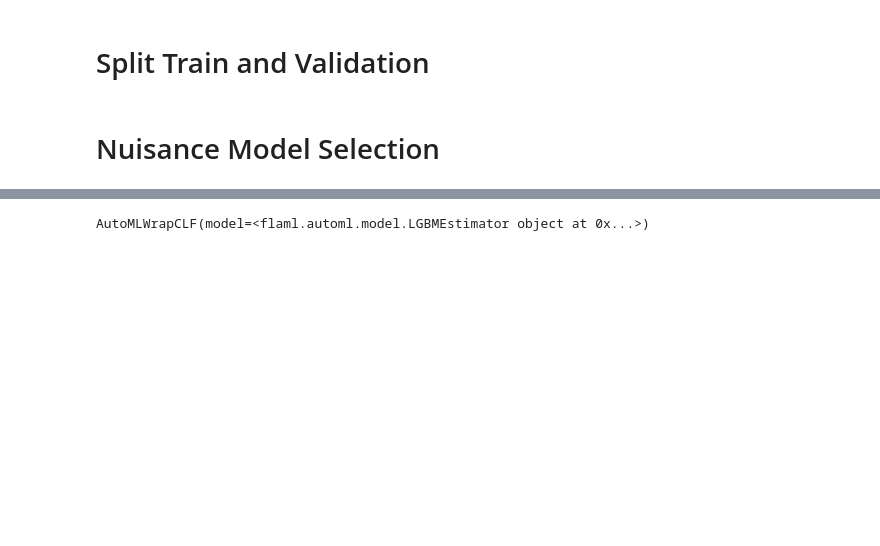
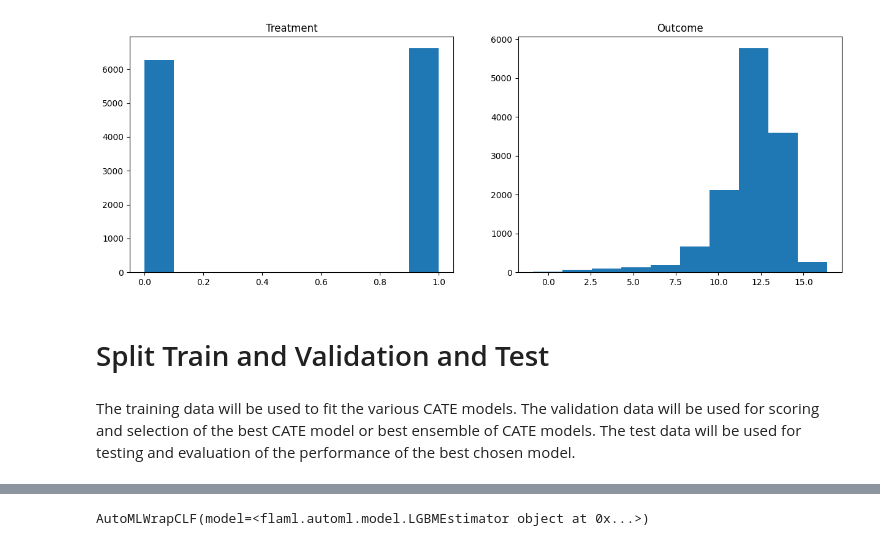
Before and after one commit to stanford-msande228/winter23, a Jupyter notebook: CATE-estimation.ipynb, the cells around one changed output, grey strips where cells are left out. Saved outputs shown, nothing was run; the diff lists cells and outputs as text; code cells hidden in the pictures; blank space fills up the shorter version.

```diff
--- a/CATE-estimation.ipynb
+++ b/CATE-estimation.ipynb
@@ -51,0 +56,6 @@ def moment_fn(x, test_fn):
+# %%
+from datasets import fetch_data_generator
+
+get_data, abtest, true_cef, true_cate = fetch_data_generator(data=data, semi_synth=semi_synth, simple_synth=simple_synth,
+                                                             scale=scale, true_f=simple_true_cef, max_depth=max_depth)
+X, D, y = get_data()
@@ -140,30 +70,0 @@ print(column_names)
-# %%
-# for semi-synthetic data generation; only for 401k dataset
-if semi_synth:
-    if simple_synth:
-        def true_f(X):
-            y = (-.7 - .4 * scipy.special.expit(3 * (1 - 2*(X[:, 2] - 30000)))) * X[:, 0]
-            y += scipy.special.expit(3 * (1 - 2 * (X[:, 2] > 30000)))
-            return y
-
-        def gen_epsilon(n):
-            scale = np.std(true_f(X))
-            return np.random.normal(0, .8 * scale, size=n)
-    else:
-        from sklearn.ensemble import RandomForestRegressor
-
-        fitted_true_model = RandomForestRegressor(min_samples_leaf=50, max_depth=max_depth).fit(X, y)
-
-        explainer = shap.KernelExplainer(lambda X: moment_fn(X, fitted_true_model.predict),
-                                         X[np.random.choice(X.shape[0], 100)])
-        shap_values = explainer.shap_values(X[:100], nsamples=100)
-        shap.summary_plot(shap_values, feature_names=column_names)
-
-        def true_f(X):
-            return fitted_true_model.predict(X)
-
-        true_residuals = y - cross_val_predict(clone(fitted_true_model), X, y, cv=5)
-        def gen_epsilon(n):
-            return scale * np.random.choice(true_residuals, size=n)
-
-    X, y, num_cols, column_names = get_data(synthetic=True, true_f=true_f, gen_epsilon=gen_epsilon)
@@ -174,4 +92,17 @@ We now have our data X, y. The first column of X is the treatment and the rest a
+# %%
+plt.figure(figsize=(15, 5))
+plt.subplot(1, 2, 1)
+plt.hist(D)
+plt.title('Treatment')
+plt.subplot(1, 2, 2)
+plt.hist(y)
+plt.title('Outcome')
+plt.show()
+# %% [output]
+[figure, added]
 # %% [markdown]
-# Split Train and Validation
+# Split Train and Validation and Test
+# %% [markdown]
+The training data will be used to fit the various CATE models. The validation data will be used for scoring and selection of the best CATE model or best ensemble of CATE models. The test data will be used for testing and evaluation of the performance of the best chosen model.
 # %%
 from sklearn.model_selection import train_test_split
@@ -180,2 +110,0 @@ Xval, Xtest, yval, ytest = train_test_split(Xval, yval, train_size=.5, shuffle=T
-# %% [markdown]
-# Nuisance Model Selection
```
Also changed, not shown: parts of 145 cells of this notebook, 4 other files.
